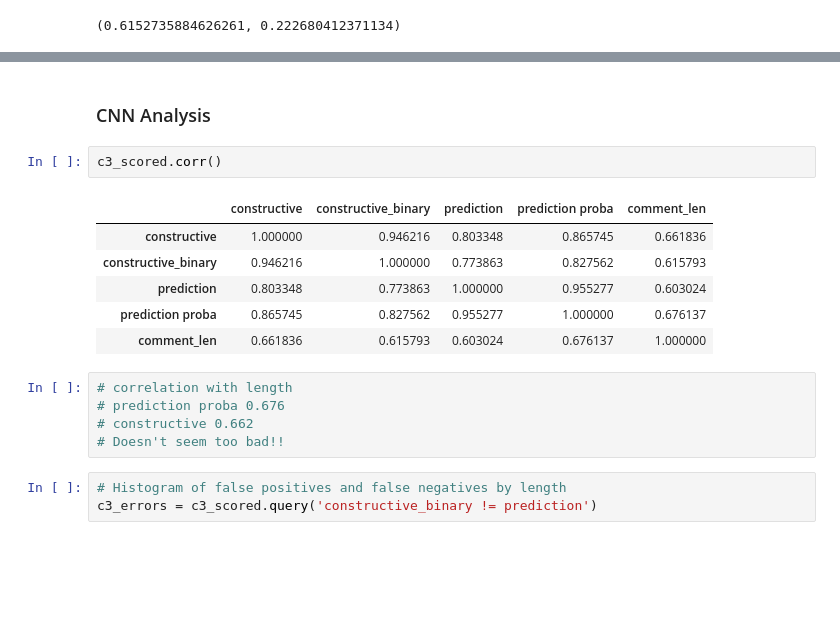
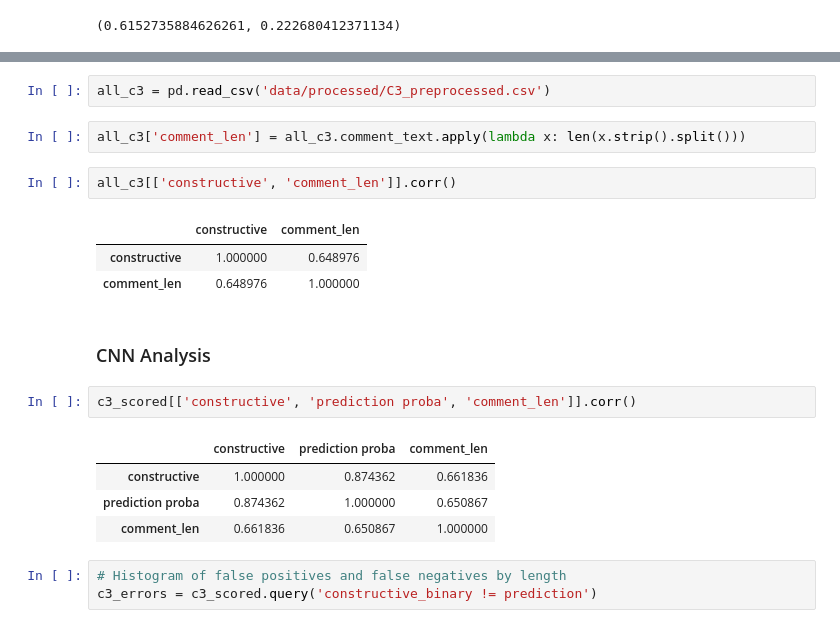
Before and after one commit to kvarada/constructiveness, a Jupyter notebook: notebooks/nthain Length Analysis.ipynb, the cells around one changed output, grey strips where cells are left out. Cells and saved outputs as stored; diff of their text form; blank space fills up the shorter version.

Commit message:
updated length analysis with multiplot

```diff
--- a/notebooks/nthain Length Analysis.ipynb
+++ b/notebooks/nthain Length Analysis.ipynb
@@ -83,19 +41,22 @@ roc_f1(c3_scored)
+# %%
+all_c3 = pd.read_csv('data/processed/C3_preprocessed.csv')
+# %%
+all_c3['comment_len'] = all_c3.comment_text.apply(lambda x: len(x.strip().split()))
+# %%
+all_c3[['constructive', 'comment_len']].corr()
+# %% [output]
+|  | constructive | comment_len |
+| constructive | 1.000000 | 0.648976 |
+| comment_len | 0.648976 | 1.000000 |
 # %% [markdown]
 ### CNN Analysis
 # %%
-c3_scored.corr()
+c3_scored[['constructive', 'prediction proba', 'comment_len']].corr()
 # %% [output]
-|  | constructive | constructive_binary | prediction | prediction proba | comment_len |
-| constructive | 1.000000 | 0.946216 | 0.803348 | 0.865745 | 0.661836 |
-| constructive_binary | 0.946216 | 1.000000 | 0.773863 | 0.827562 | 0.615793 |
-| prediction | 0.803348 | 0.773863 | 1.000000 | 0.955277 | 0.603024 |
-| prediction proba | 0.865745 | 0.827562 | 0.955277 | 1.000000 | 0.676137 |
-| comment_len | 0.661836 | 0.615793 | 0.603024 | 0.676137 | 1.000000 |
+|  | constructive | prediction proba | comment_len |
+| constructive | 1.000000 | 0.874362 | 0.661836 |
+| prediction proba | 0.874362 | 1.000000 | 0.650867 |
+| comment_len | 0.661836 | 0.650867 | 1.000000 |
-# %%
-# correlation with length
-# prediction proba 0.676
-# constructive 0.662
-# Doesn't seem too bad!!
 # %%
 # Histogram of false positives and false negatives by length
 c3_errors = c3_scored.query('constructive_binary != prediction')
```
Also changed, not shown: parts of 36 cells of this notebook.
